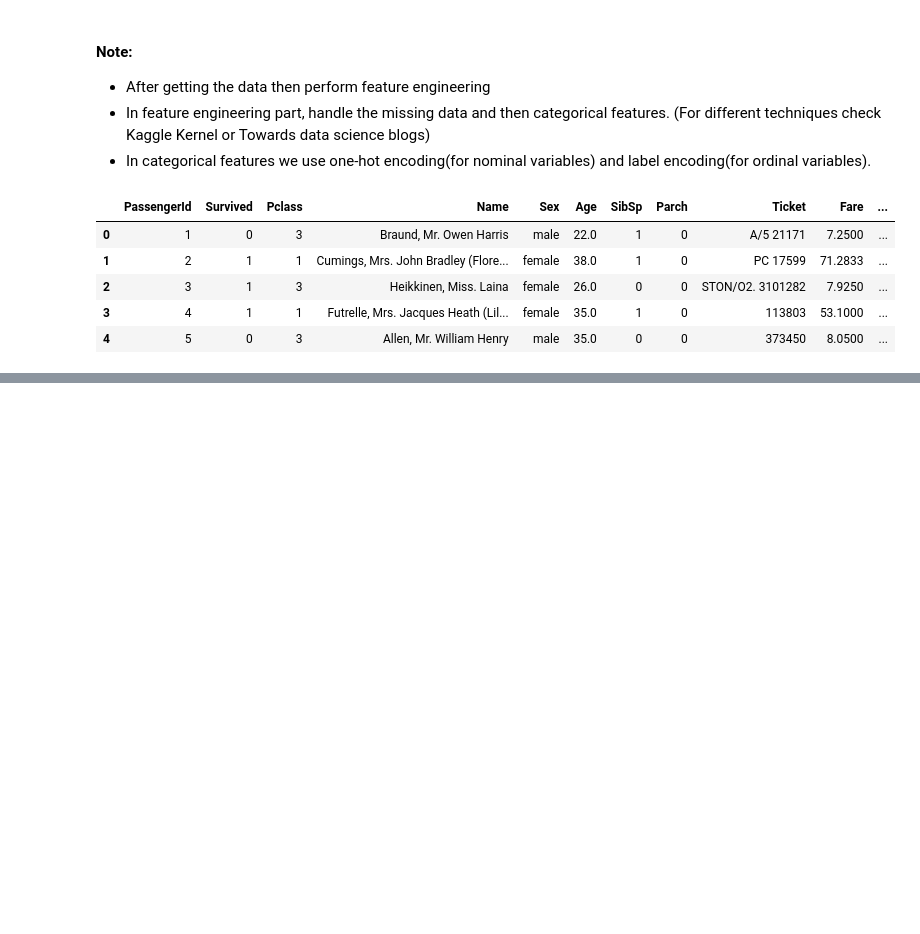
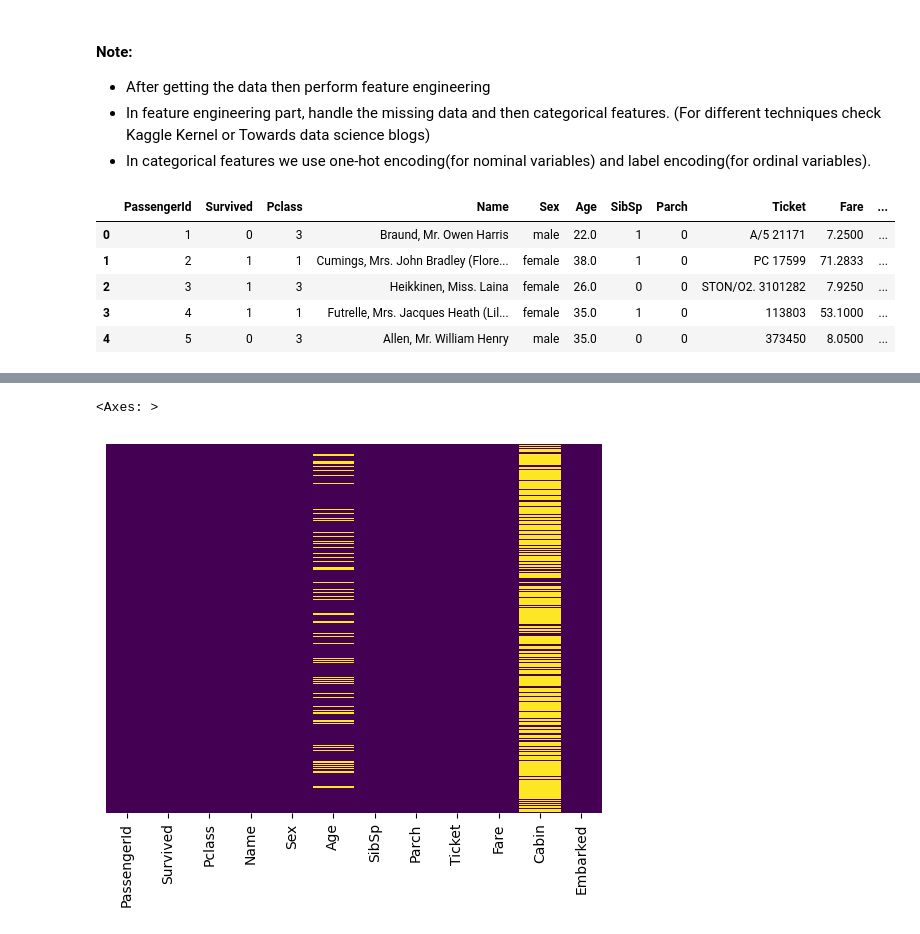
Before and after one commit to Engg-Abhinav/Python-Libraries, a Jupyter notebook: Python_Tutorial_6.ipynb, the cells around one changed output, grey strips where cells are left out. Drawn from its saved outputs; the diff is of its cells as text; code cells hidden in the pictures; blank space fills up the shorter version.

```diff
--- a/Python_Tutorial_6.ipynb
+++ b/Python_Tutorial_6.ipynb
@@ -36,0 +61,5 @@ train.head()
+# %%
+sns.heatmap(train.isnull(), yticklabels=False, cbar=False, cmap='viridis')
+# %% [output]
+<Axes: >
+[figure, added]
```
Also changed, not shown: parts of 13 cells of this notebook.
